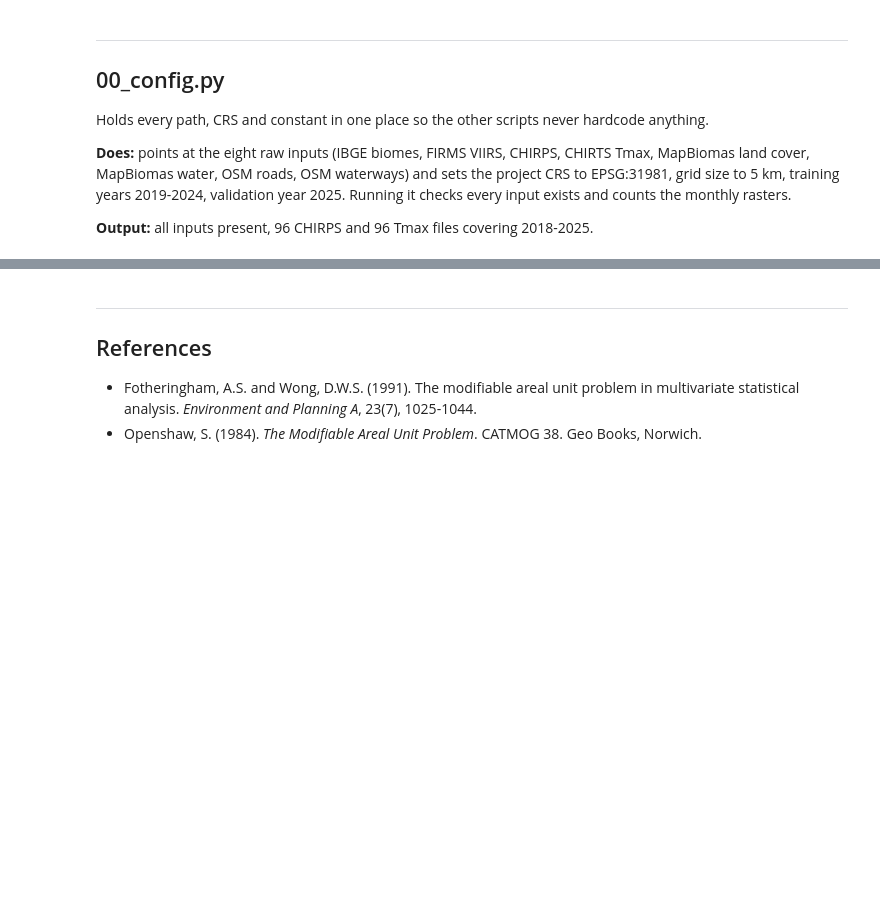
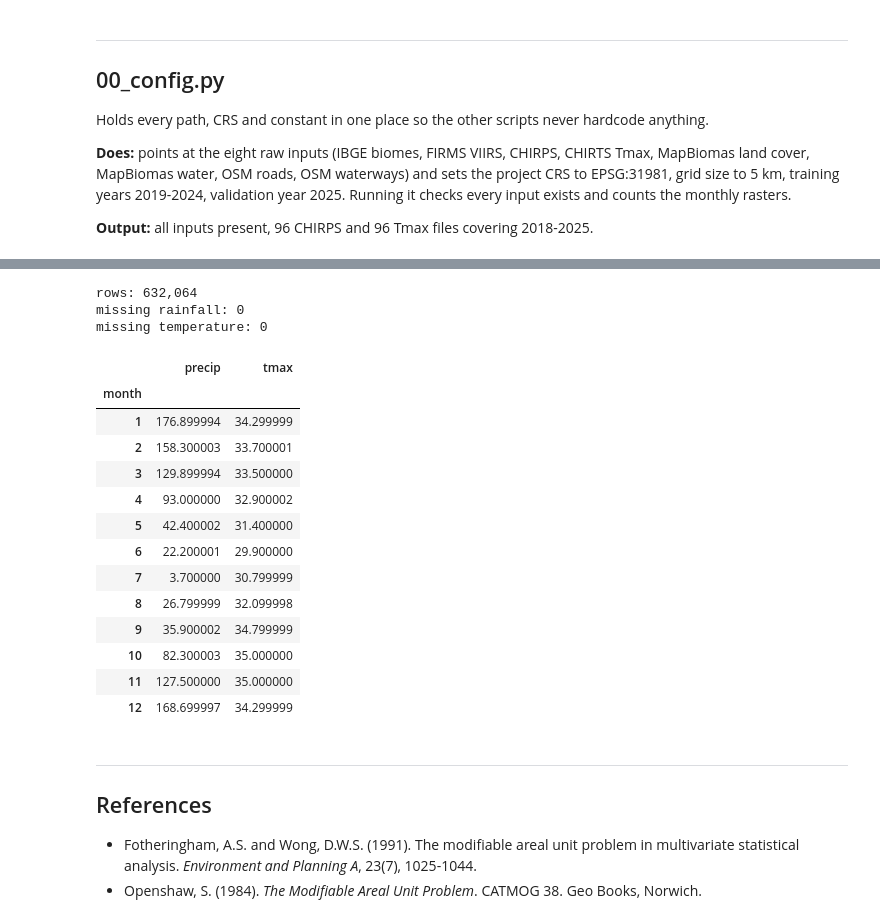
Before and after one commit to dasalm20/Pantanal-on-Fire, a Jupyter notebook: 01-Doc/GEOG654_project_notebook.ipynb, the cells around one changed output, grey strips where cells are left out. Saved outputs shown, nothing was run; the diff lists cells and outputs as text; code cells hidden in the pictures; blank space fills up the shorter version.

Commit message:
03 climate and tune read me and update documentation

```diff
--- a/01-Doc/GEOG654_project_notebook.ipynb
+++ b/01-Doc/GEOG654_project_notebook.ipynb
@@ -254,3 +318,29 @@ This is why the rainfall variables in `07_panel.py` look backwards rather than a
+# %%
+# Read back what 03_climate.py wrote.
+climate = pd.read_parquet(cfg.OUTPUTS["climate"])
+
+print("rows:", f"{len(climate):,}")
+print("missing rainfall:", climate["precip"].isna().sum())
+print("missing temperature:", climate["tmax"].isna().sum())
+climate.groupby("month")[["precip", "tmax"]].mean().round(1)
+# %% [output]
+rows: 632,064
+missing rainfall: 0
+missing temperature: 0
+|  | precip | tmax |
+| month |  |  |
+| 1 | 176.899994 | 34.299999 |
+| 2 | 158.300003 | 33.700001 |
+| 3 | 129.899994 | 33.500000 |
+| 4 | 93.000000 | 32.900002 |
+| 5 | 42.400002 | 31.400000 |
+| 6 | 22.200001 | 29.900000 |
+| 7 | 3.700000 | 30.799999 |
+| 8 | 26.799999 | 32.099998 |
+| 9 | 35.900002 | 34.799999 |
+| 10 | 82.300003 | 35.000000 |
+| 11 | 127.500000 | 35.000000 |
+| 12 | 168.699997 | 34.299999 |
 # %% [markdown]
 ---
 
```
Also changed, not shown: parts of 13 cells of this notebook, 18 other files.
